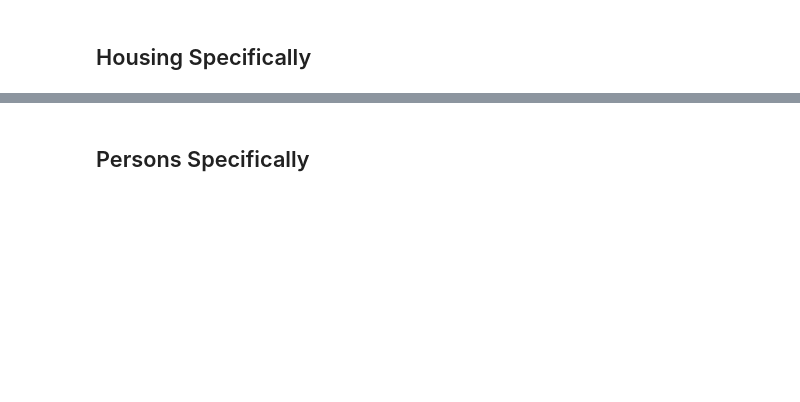
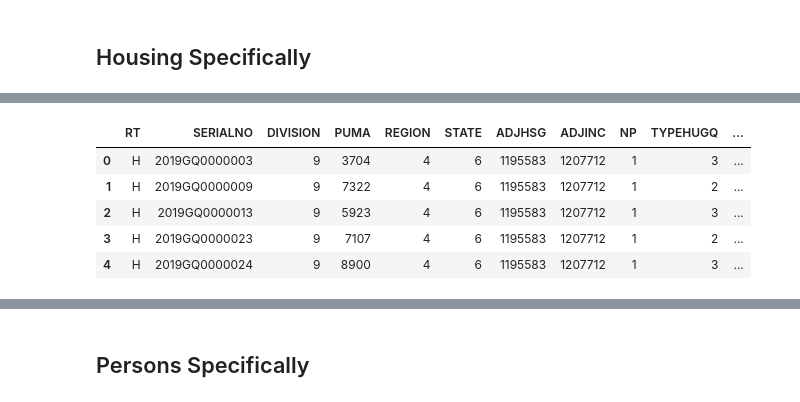
Before and after one commit to ingridalt/DSC-288R-CAPSTONE, a Jupyter notebook: Read-in-Data-Playground.ipynb, the cells around one changed output, grey strips where cells are left out. Saved outputs shown, nothing was run; the diff lists cells and outputs as text; code cells hidden in the pictures; blank space fills up the shorter version.

Commit message:
Cleaning up notebook and small updates

```diff
--- a/Read-in-Data-Playground.ipynb
+++ b/Read-in-Data-Playground.ipynb
@@ -111,0 +59,5 @@ WGTP80                0
+# %%
+# Note that htere are some that we dont een need here... I am also not cleaning this in the best way possible
+clean_housing_cols = [c for c in all_headers_housing if not c.startswith('WGTP') and not c.startswith('F')]
+print("<------------------ The 'Clean' column names are the following ------------------>")
+print(*clean_housing_cols[:237])
@@ -111,0 +74,12 @@ WGTP80                0
+# %%
+pd.set_option('display.max_columns', None)
+pd.set_option('display.max_rows', None)
+df_clean_housing = pd.read_csv('data_ca/psam_h06.csv',usecols=clean_housing_cols)
+df_clean_housing.head(5)
+# %% [output]
+|  | RT | SERIALNO | DIVISION | PUMA | REGION | STATE | ADJHSG | ADJINC | NP | TYPEHUGQ | ... |
+| 0 | H | 2019GQ0000003 | 9 | 3704 | 4 | 6 | 1195583 | 1207712 | 1 | 3 | ... |
+| 1 | H | 2019GQ0000009 | 9 | 7322 | 4 | 6 | 1195583 | 1207712 | 1 | 2 | ... |
+| 2 | H | 2019GQ0000013 | 9 | 5923 | 4 | 6 | 1195583 | 1207712 | 1 | 3 | ... |
+| 3 | H | 2019GQ0000023 | 9 | 7107 | 4 | 6 | 1195583 | 1207712 | 1 | 2 | ... |
+| 4 | H | 2019GQ0000024 | 9 | 8900 | 4 | 6 | 1195583 | 1207712 | 1 | 3 | ... |
```
Also changed, not shown: parts of 16 cells of this notebook.
